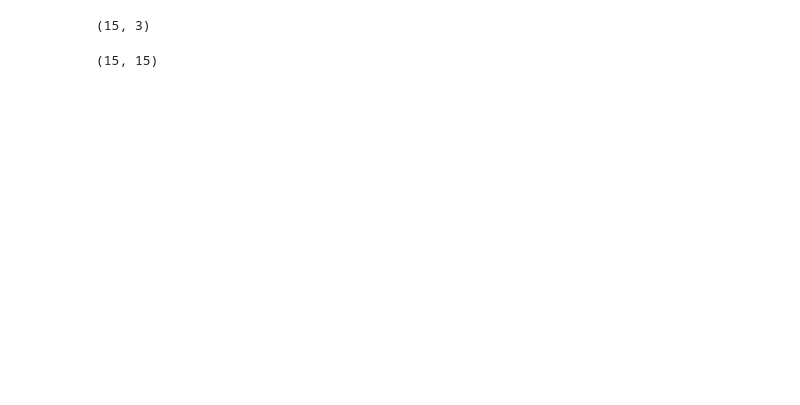
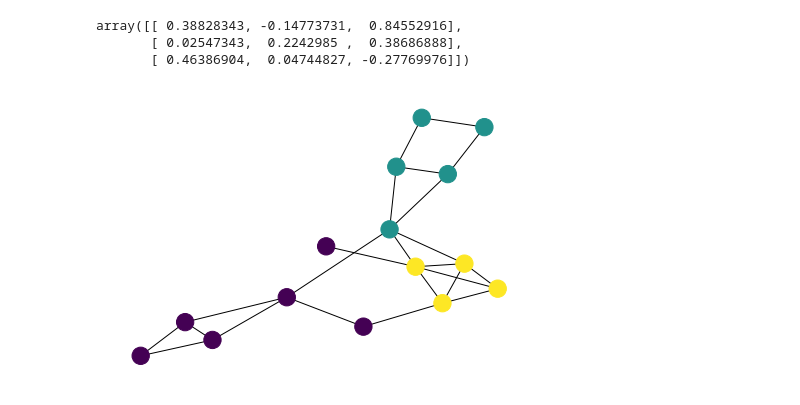
Before and after one commit to jli5064/Spotify, a Jupyter notebook: notebooks/Cesna Without Node Attributes.ipynb, the cells around one changed output. Saved outputs shown, nothing was run; the diff lists cells and outputs as text; code cells hidden in the pictures; blank space fills up the shorter version.

```diff
--- a/notebooks/Cesna Without Node Attributes.ipynb
+++ b/notebooks/Cesna Without Node Attributes.ipynb
@@ -66,13 +140,22 @@ def train(A, Att, C, iterations = 100):
     X = Att
     W = np.random.rand(Att.shape[1], C)
     F_new = np.zeros((N,C))
+    ll = .01
+    ll_new = 0
     for n in range(iterations):
         for person in range(N):
             grad = gradient(F, A, person)
             F_new[person] += 0.005*grad + F[person]
+            F_new[person] = np.maximum(0.001, F_new[person])
+        Q = np.divide(1, 1 + np.exp(-F.dot(W.T)))
+        F_new += 0.005*((X-Q).dot(W))
+        W += 0.005*((X-Q).T.dot(F))
+        F = np.maximum(.001, F_new)
+        ll_new = log_likelihood(F, A)
+        ll_new += np.sum(X*np.log(Q) + (1 - X)*np.log(1 - Q))
+        change = (ll - ll_new) / ll
+        if abs(change) < .001:
+            break
+    delta = (-np.log(1- (1/N)))**.5
 
-        Q = np.divide(1, 1 + np.exp(-F.dot(W.T)))
-        F_new += 0.005*(X-Q).dot(W)
-        F = np.maximum(.001, F_new)
-
-    return F
+    return F>delta, W
@@ -89,10 +258,18 @@ def train(A, Att, C, iterations = 100):
 # %%
 attr_mat = np.array([np.random.rand(3) for node in G.nodes()])
-attr_mat.shape
-# %% [output]
-(15, 3)
+# %%
+r = bernoulli.rvs(attr_mat)
 # %%
 A = nx.to_numpy_array(G)
-A.shape
-# %% [output]
-(15, 15)
+# %%
+F, W = train(A, r, 3, 400)
+# %%
+W
+# %% [output]
+array([[ 0.38828343, -0.14773731,  0.84552916],
+       [ 0.02547343,  0.2242985 ,  0.38686888],
+       [ 0.46386904,  0.04744827, -0.27769976]])
+# %%
+nx.draw(G, pos = pos, node_color=np.argmax(F,1))
+# %% [output]
+[figure, added]
```
Also changed, not shown: parts of 22 cells of this notebook.
